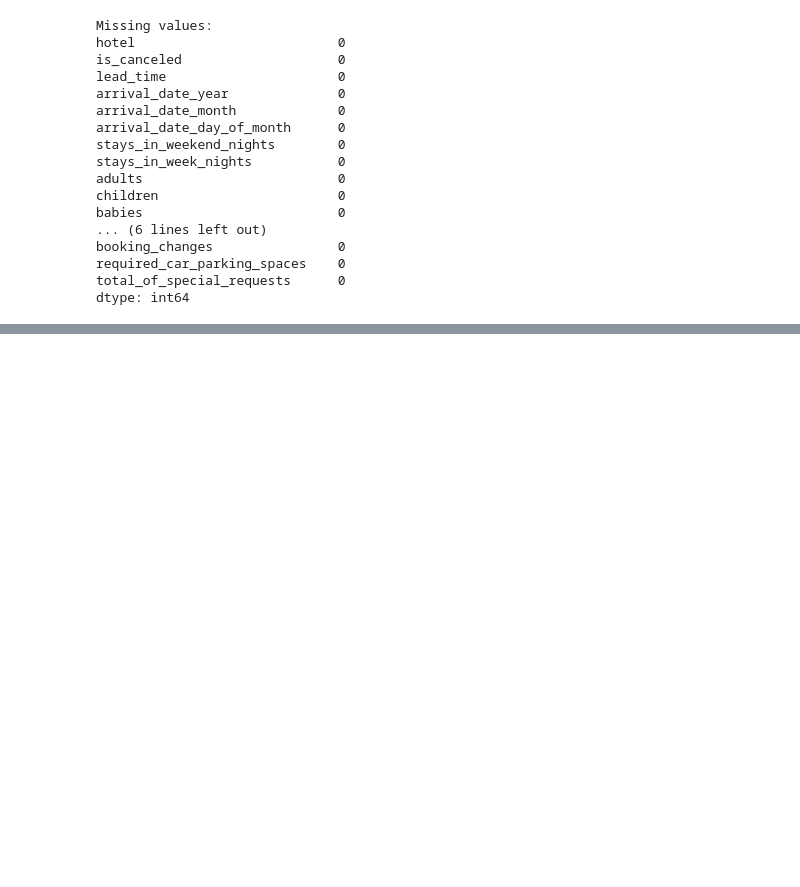
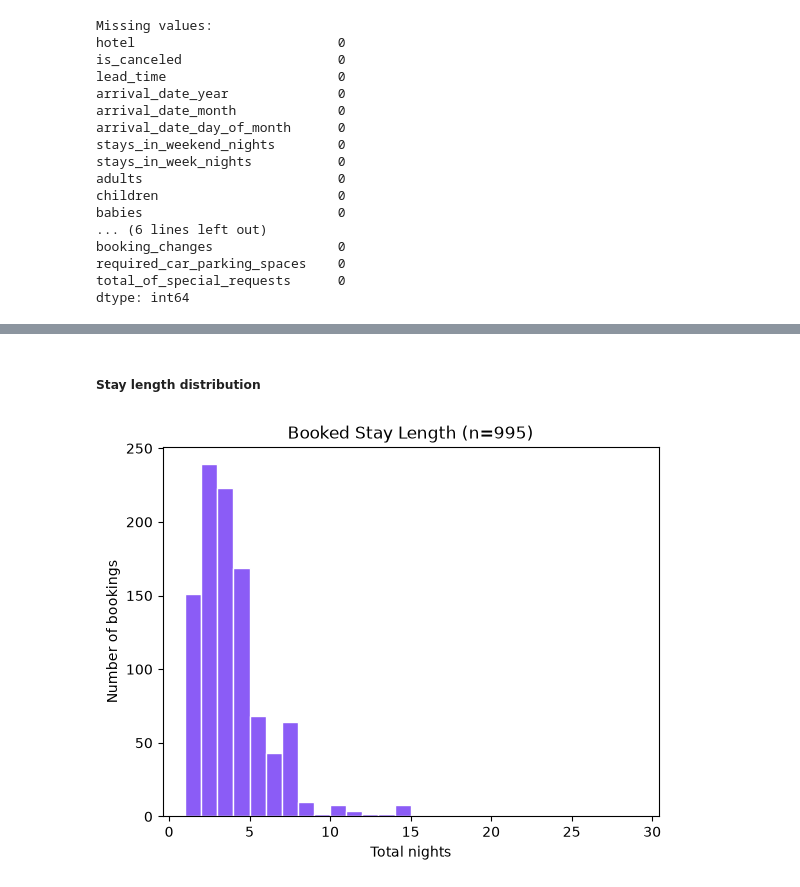
Before and after one commit to subhanjanshah/Data-Processing-w-Python-2026, a Jupyter notebook: hoteldate.ipynb, the cells around one changed output, grey strips where cells are left out. Cells and saved outputs as stored; diff of their text form; code cells hidden in the pictures; blank space fills up the shorter version.

```diff
--- a/hoteldate.ipynb
+++ b/hoteldate.ipynb
@@ -148,0 +178,8 @@ dtype: int64
+# %%
+bookings_b["total_guests"] = (
+    bookings_b["adults"]
+    + bookings_b["children"]
+    + bookings_b["babies"]
+)
+
+bookings_b[["adults", "children", "babies", "total_guests"]].head()
@@ -148,0 +219,15 @@ dtype: int64
+# %%
+bookings_b["arrival_date"] = pd.to_datetime(
+    bookings_b["arrival_date_year"].astype("string") + "-"
+    + bookings_b["arrival_date_month"] + "-"
+    + bookings_b["arrival_date_day_of_month"].astype("string"),
+    format="%Y-%B-%d",
+    errors="coerce"
+)
+
+bookings_b[[
+    "arrival_date_year",
+    "arrival_date_month",
+    "arrival_date_day_of_month",
+    "arrival_date"
+]].head()
@@ -148,0 +277,6 @@ dtype: int64
+# %%
+overnight_bookings = bookings_b.loc[
+    bookings_b["total_nights"] > 0
+].copy()
+
+overnight_bookings["total_nights"].describe().round(2)
@@ -148,0 +293,19 @@ dtype: int64
+# %% [markdown]
+##### Stay length distribution
+# %%
+fig, ax = plt.subplots()
+
+ax.hist(
+    overnight_bookings["total_nights"],
+    bins=range(1, 30),
+    color="#8b5cf6",
+    edgecolor="white"
+)
+
+ax.set_title(f"Booked Stay Length (n={len(overnight_bookings)})")
+ax.set_xlabel("Total nights")
+ax.set_ylabel("Number of bookings")
+
+plt.show()
+# %% [output]
+[figure, added]
```
Also changed, not shown: parts of 31 cells of this notebook, 4 other files.
